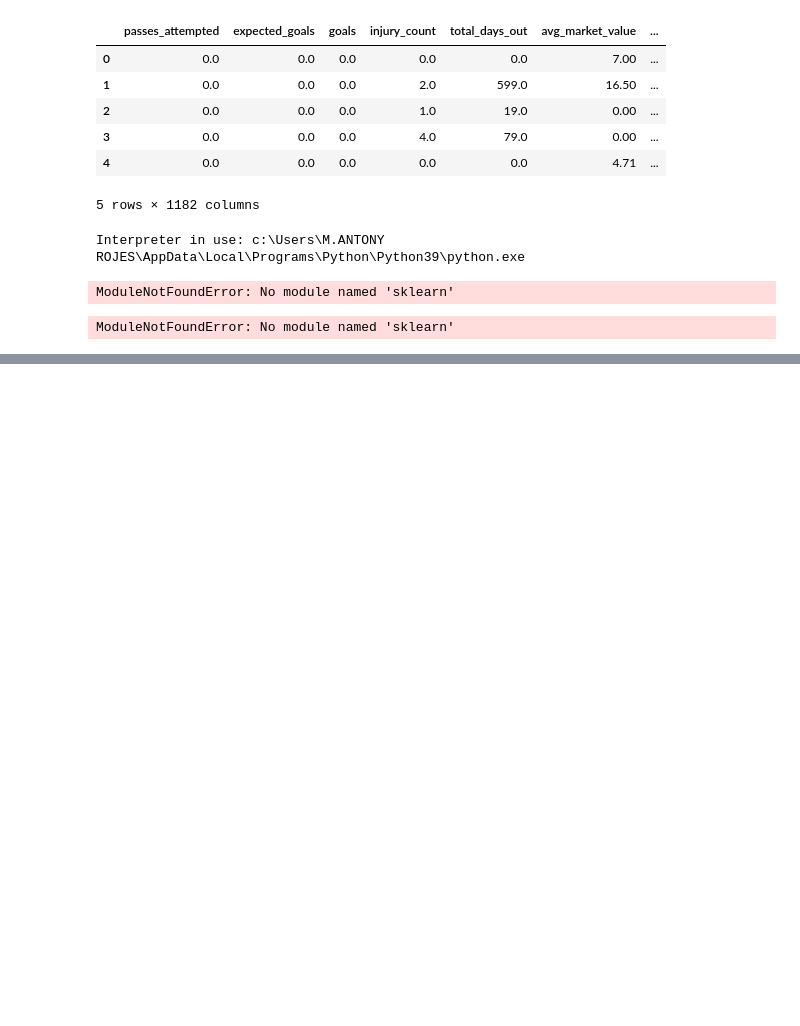
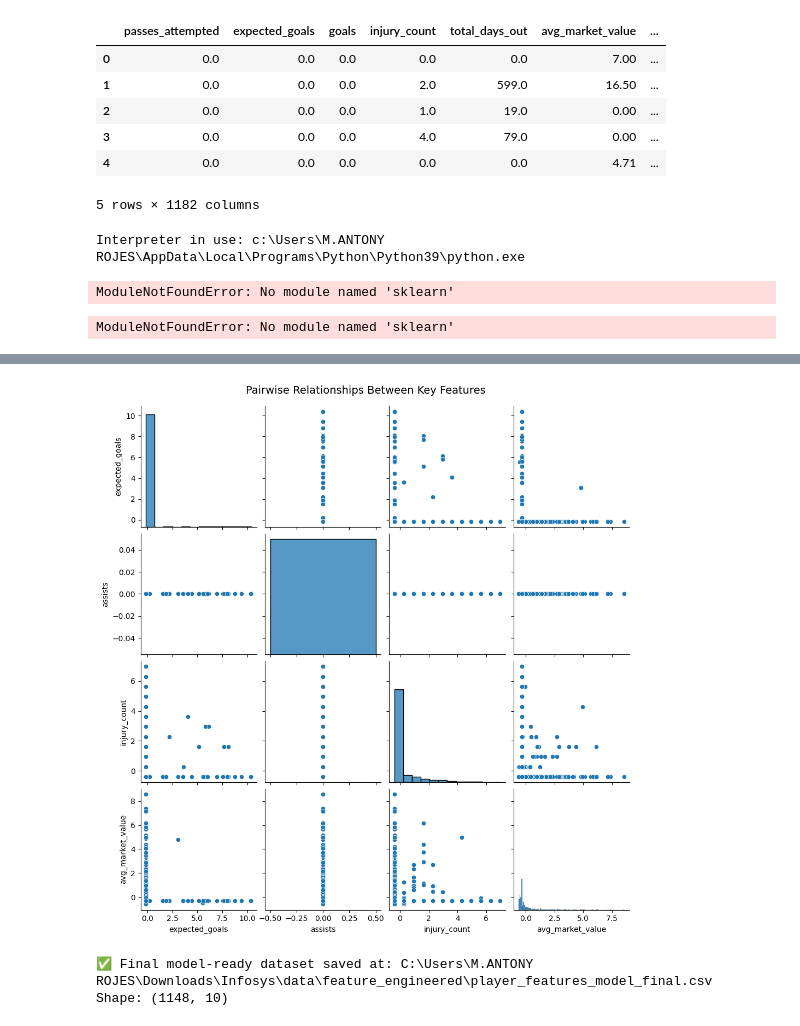
Before and after one commit to mentor-pranaya/-Dynamic-Player-Transfer-Value-Prediction-using-AI-and-Multi-source-Data-, a Jupyter notebook: Week2_DataPrep.ipynb, the cells around one changed output, grey strips where cells are left out. Drawn from its saved outputs; the diff is of its cells as text; code cells hidden in the pictures; blank space fills up the shorter version.

```diff
--- a/Week2_DataPrep.ipynb
+++ b/Week2_DataPrep.ipynb
@@ -950,0 +1267,15 @@ ModuleNotFoundError: No module named 'sklearn'
+# %%
+sns.pairplot(df_all[["expected_goals", "assists", "injury_count", "avg_market_value"]].dropna())
+plt.suptitle("Pairwise Relationships Between Key Features", y=1.02, fontsize=14)
+plt.show()
+# %% [output]
+[figure, added]
+# %%
+final_out = os.path.join(FE, "player_features_model_final.csv")
+df_all.to_csv(final_out, index=False)
+
+print("✅ Final model-ready dataset saved at:", final_out)
+print("Shape:", df_all.shape)
+# %% [output]
+✅ Final model-ready dataset saved at: C:\Users\M.ANTONY ROJES\Downloads\Infosys\data\feature_engineered\player_features_model_final.csv
+Shape: (1148, 10)
```
Also changed, not shown: parts of 21 cells of this notebook.
